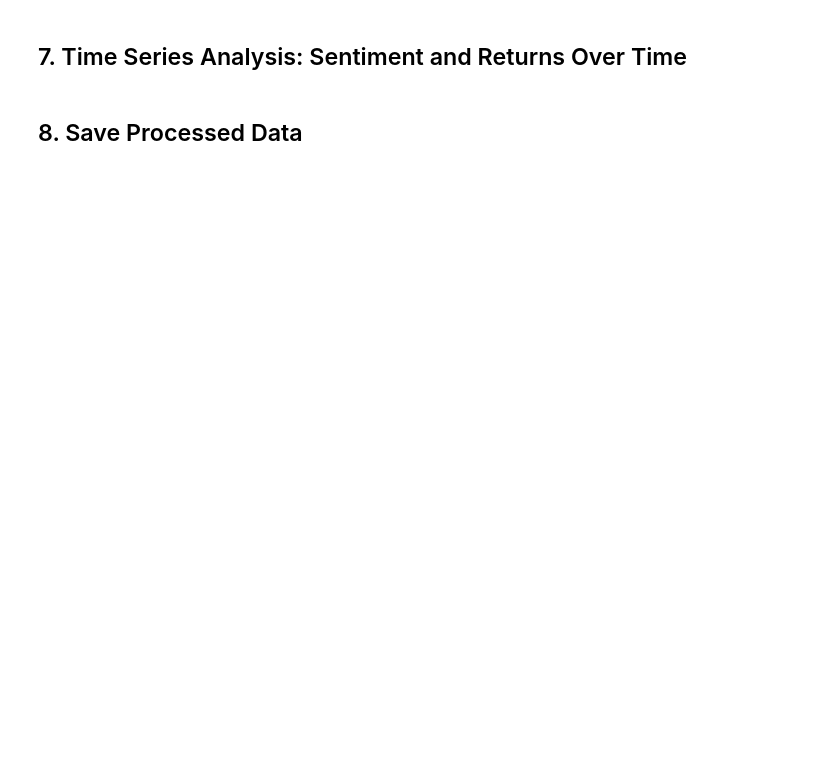
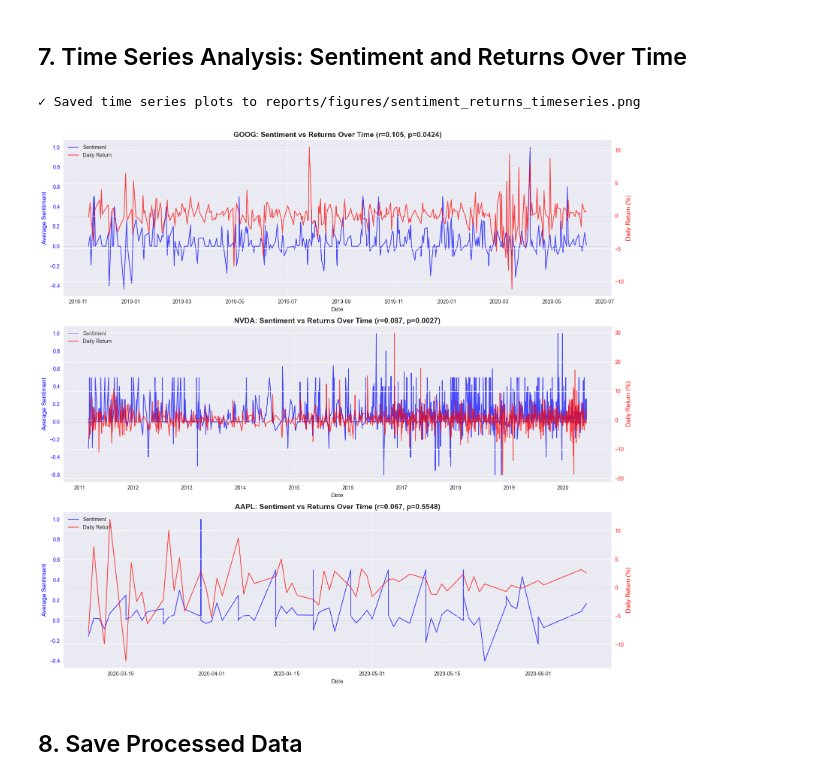
Before and after one commit to meleseabrham/week1, a Jupyter notebook: notebooks/03_sentiment_correlation.ipynb, the cells around one changed output. Drawn from its saved outputs; the diff is of its cells as text; code cells hidden in the pictures; blank space fills up the shorter version.

Commit message:
sentiment correlation

```diff
--- a/notebooks/03_sentiment_correlation.ipynb
+++ b/notebooks/03_sentiment_correlation.ipynb
@@ -332,18 +356,18 @@ print("\n6. AGGREGATING DAILY SENTIMENT SCORES")
 print("-" * 70)
 
 # Group by stock and date, then aggregate sentiment
-daily_sentiment = news_df.groupby(['stock', 'date_only']).agg({
+daily_sentiment_raw = news_df.groupby(['stock', 'date_only']).agg({
     'sentiment_polarity': ['mean', 'std', 'count'],
     'sentiment_subjectivity': 'mean'
 }).reset_index()
 
 # Flatten column names
-daily_sentiment.columns = ['stock', 'date', 'avg_sentiment', 'sentiment_std', 'article_count', 'avg_subjectivity']
-daily_sentiment['date'] = pd.to_datetime(daily_sentiment['date'])
+daily_sentiment_raw.columns = ['stock', 'date', 'avg_sentiment', 'sentiment_std', 'article_count', 'avg_subjectivity']
+daily_sentiment_raw['date'] = pd.to_datetime(daily_sentiment_raw['date'])
 
 # Fill NaN std values (when only one article per day)
-daily_sentiment['sentiment_std'] = daily_sentiment['sentiment_std'].fillna(0)
+daily_sentiment_raw['sentiment_std'] = daily_sentiment_raw['sentiment_std'].fillna(0)
 
-print(f"✓ Aggregated sentiment for {len(daily_sentiment):,} stock-date combinations")
+print(f"✓ Aggregated sentiment for {len(daily_sentiment_raw):,} stock-date combinations")
 print(f"\nSample aggregated data:")
-print(daily_sentiment.head(10))
+print(daily_sentiment_raw.head(10))
@@ -551,49 +738,58 @@ if n_stocks > 0:
 # Time series visualization for top correlated stocks
 if correlation_results:
     results_df = pd.DataFrame(correlation_results)
+    results_df = results_df.assign(abs_correlation=results_df['correlation'].abs())
     # Get top 3 stocks by absolute correlation
-    top_stocks = results_df.nlargest(3, 'correlation')['stock'].tolist()
+    top_stocks = results_df.nlargest(3, 'abs_correlation')['stock'].tolist()
+    top_stocks = [stock for stock in top_stocks if stock in merged_data_all]
 
-    fig, axes = plt.subplots(len(top_stocks), 1, figsize=(16, 5*len(top_stocks)))
-    if len(top_stocks) == 1:
-        axes = [axes]
+    if top_stocks:
+        fig, axes = plt.subplots(len(top_stocks), 1, figsize=(16, 5*len(top_stocks)))
+        if len(top_stocks) == 1:
+            axes = [axes]
 
-    for idx, stock in enumerate(top_stocks):
-        if stock in merged_data_all:
+        for idx, stock in enumerate(top_stocks):
             merged = merged_data_all[stock].sort_values('date')
 
             ax1 = axes[idx]
             ax2 = ax1.twinx()
 
             # Plot sentiment
             line1 = ax1.plot(merged['date'], merged['avg_sentiment'],
                             color='blue', alpha=0.7, linewidth=1.5, label='Sentiment')
             ax1.axhline(0, color='black', linestyle='--', linewidth=0.5, alpha=0.3)
             ax1.set_ylabel('Average Sentiment', color='blue', fontsize=12)
             ax1.tick_params(axis='y', labelcolor='blue')
             ax1.grid(alpha=0.3)
 
             # Plot returns
             line2 = ax2.plot(merged['date'], merged['daily_return'],
                             color='red', alpha=0.7, linewidth=1.5, label='Daily Return')
             ax2.axhline(0, color='black', linestyle='--', linewidth=0.5, alpha=0.3)
             ax2.set_ylabel('Daily Return (%)', color='red', fontsize=12)
             ax2.tick_params(axis='y', labelcolor='red')
 
             # Combine legends
             lines = line1 + line2
             labels = [l.get_label() for l in lines]
             ax1.legend(lines, labels, loc='upper left')
 
             corr, p_val = pearsonr(merged['avg_sentiment'], merged['daily_return'])
             ax1.set_title(f'{stock}: Sentiment vs Returns Over Time (r={corr:.3f}, p={p_val:.4f})',
                          fontsize=14, fontweight='bold')
             ax1.set_xlabel('Date')
 
-    plt.tight_layout()
-    plt.savefig('reports/figures/sentiment_returns_timeseries.png', dpi=300, bbox_inches='tight')
-    print("✓ Saved time series plots to reports/figures/sentiment_returns_timeseries.png")
-    plt.show()
+        plt.tight_layout()
+        plt.savefig('reports/figures/sentiment_returns_timeseries.png', dpi=300, bbox_inches='tight')
+        print("✓ Saved time series plots to reports/figures/sentiment_returns_timeseries.png")
+        plt.show()
+    else:
+        print("⚠️  No overlapping stocks available for time series visualization.")
+else:
+    print("⚠️  Correlation results are empty; skipping time series visualization.")
+# %% [output]
+✓ Saved time series plots to reports/figures/sentiment_returns_timeseries.png
+[figure, added]
 # %% [markdown]
 ## 8. Save Processed Data
 # %%
```
Also changed, not shown: parts of 14 cells of this notebook, 14 other files.
